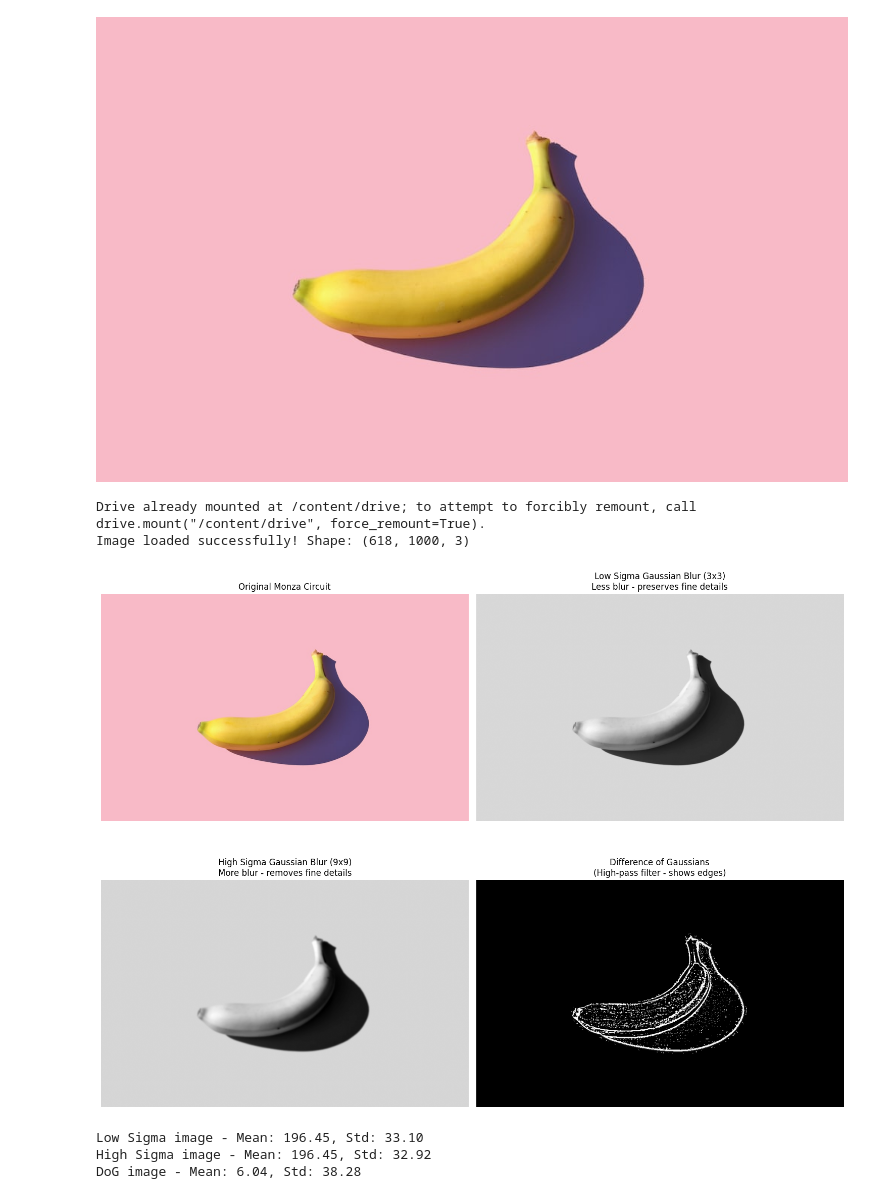
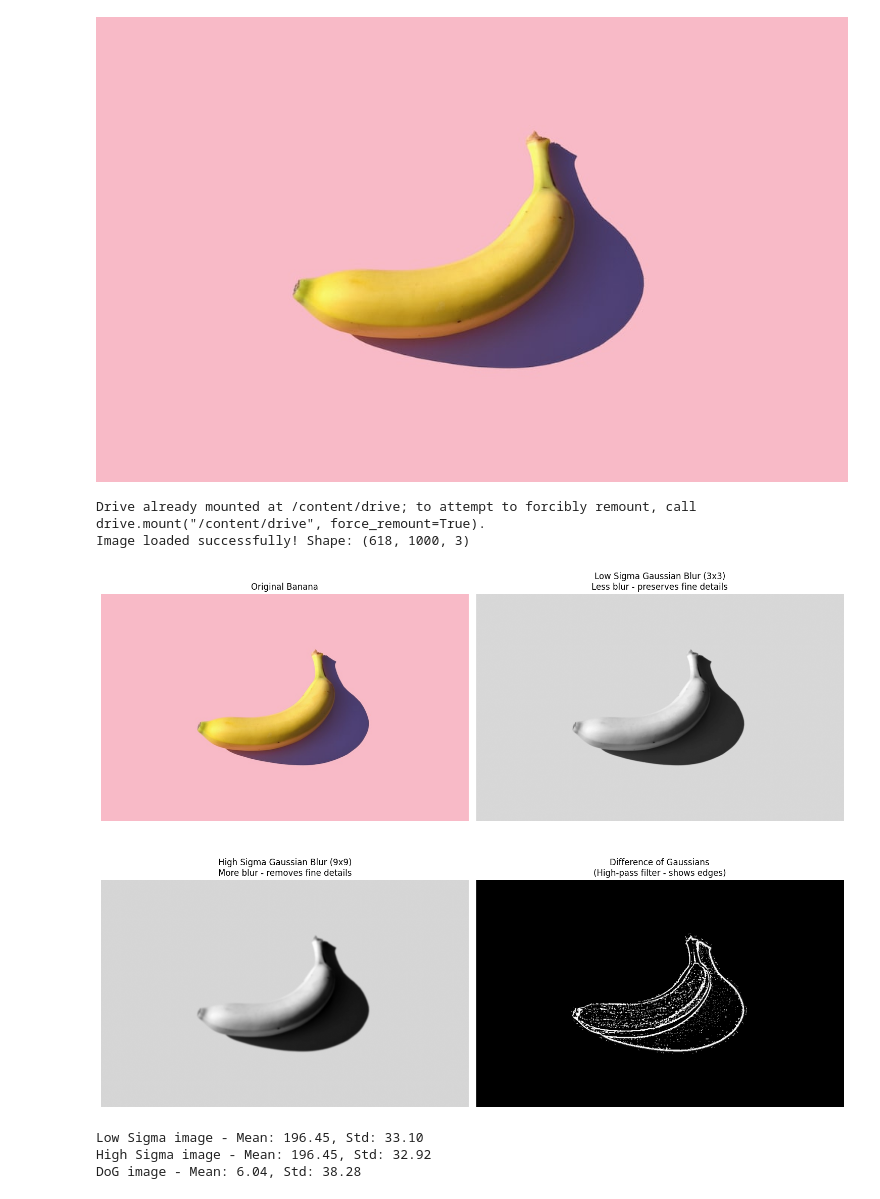
Before and after one commit to MRizetteSayo/CPE-018-CPE32S1, a Jupyter notebook: Feature_Extraction_and_Description_using_DoG_and_SIFT.ipynb, the cells around one changed output. Saved outputs shown, nothing was run; the diff lists cells and outputs as text; code cells hidden in the pictures.

```diff
--- a/Feature_Extraction_and_Description_using_DoG_and_SIFT.ipynb
+++ b/Feature_Extraction_and_Description_using_DoG_and_SIFT.ipynb
@@ -169,35 +169,35 @@ fig, axes = plt.subplots(2, 2, figsize=(15, 12))
 
 # Original image
 axes[0, 0].imshow(cv2.cvtColor(img3, cv2.COLOR_BGR2RGB))
-axes[0, 0].set_title('Original Monza Circuit')
+axes[0, 0].set_title('Original Banana')
 axes[0, 0].axis('off')
 
 # Low sigma (less blur)
 axes[0, 1].imshow(low_sigma, cmap='gray')
 axes[0, 1].set_title('Low Sigma Gaussian Blur (3x3)\nLess blur - preserves fine details')
 axes[0, 1].axis('off')
 
 # High sigma (more blur)
 axes[1, 0].imshow(high_sigma, cmap='gray')
 axes[1, 0].set_title('High Sigma Gaussian Blur (9x9)\nMore blur - removes fine details')
 axes[1, 0].axis('off')
 
 # Difference of Gaussians
 axes[1, 1].imshow(difference_of_gaussians, cmap='gray')
 axes[1, 1].set_title('Difference of Gaussians\n(High-pass filter - shows edges)')
 axes[1, 1].axis('off')
 
 plt.tight_layout()
 plt.show()
 
 # Print some statistics
 print(f"Low Sigma image - Mean: {low_sigma.mean():.2f}, Std: {low_sigma.std():.2f}")
 print(f"High Sigma image - Mean: {high_sigma.mean():.2f}, Std: {high_sigma.std():.2f}")
 print(f"DoG image - Mean: {difference_of_gaussians.mean():.2f}, Std: {difference_of_gaussians.std():.2f}")
 # %% [output]
 Drive already mounted at /content/drive; to attempt to forcibly remount, call drive.mount("/content/drive", force_remount=True).
 Image loaded successfully! Shape: (618, 1000, 3)
-[figure, old version]
+[figure, new version]
 Low Sigma image - Mean: 196.45, Std: 33.10
 High Sigma image - Mean: 196.45, Std: 32.92
 DoG image - Mean: 6.04, Std: 38.28
```
